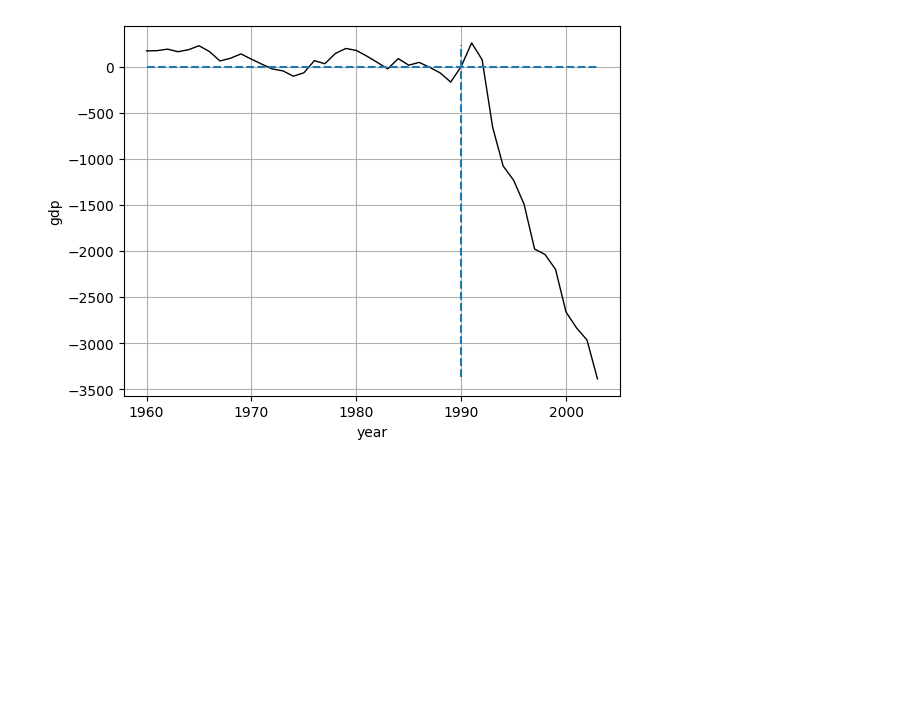
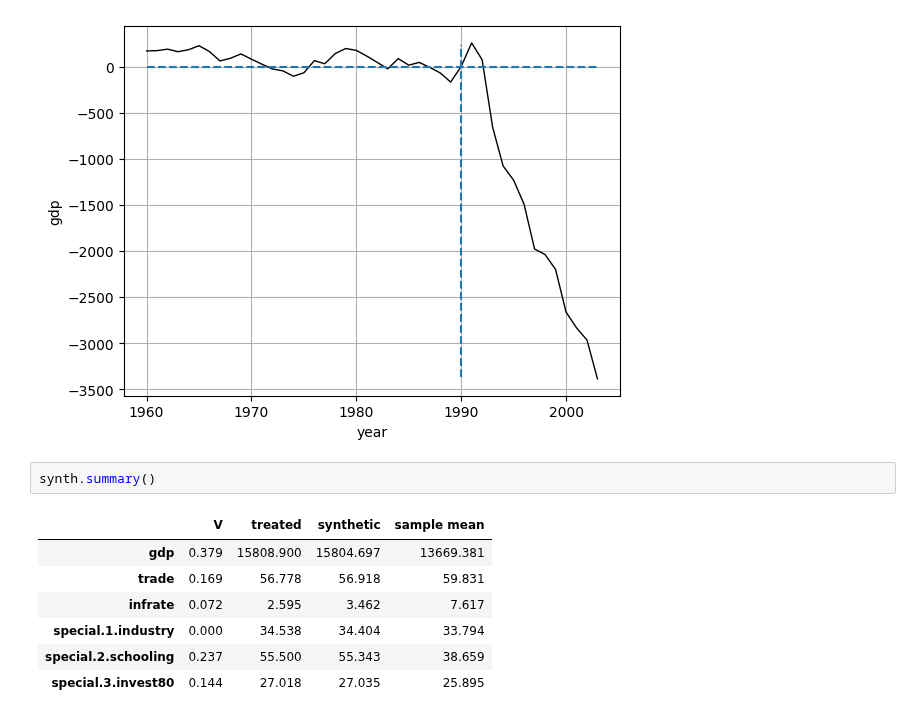
Before and after one commit to sdfordham/pysyncon, a Jupyter notebook: examples/germany.ipynb, the cells around one changed output. Saved outputs shown, nothing was run; the diff lists cells and outputs as text; blank space fills up the shorter version.

```diff
--- a/examples/germany.ipynb
+++ b/examples/germany.ipynb
@@ -77,3 +77,13 @@ synth.path_plot(treatment_time=1990)
 synth.gaps_plot(treatment_time=1990)
 # %% [output]
 [figure]
+# %%
+synth.summary()
+# %% [output]
+|  | V | treated | synthetic | sample mean |
+| gdp | 0.379 | 15808.900 | 15804.697 | 13669.381 |
+| trade | 0.169 | 56.778 | 56.918 | 59.831 |
+| infrate | 0.072 | 2.595 | 3.462 | 7.617 |
+| special.1.industry | 0.000 | 34.538 | 34.404 | 33.794 |
+| special.2.schooling | 0.237 | 55.500 | 55.343 | 38.659 |
+| special.3.invest80 | 0.144 | 27.018 | 27.035 | 25.895 |
```
Also changed, not shown: 3 other files.
